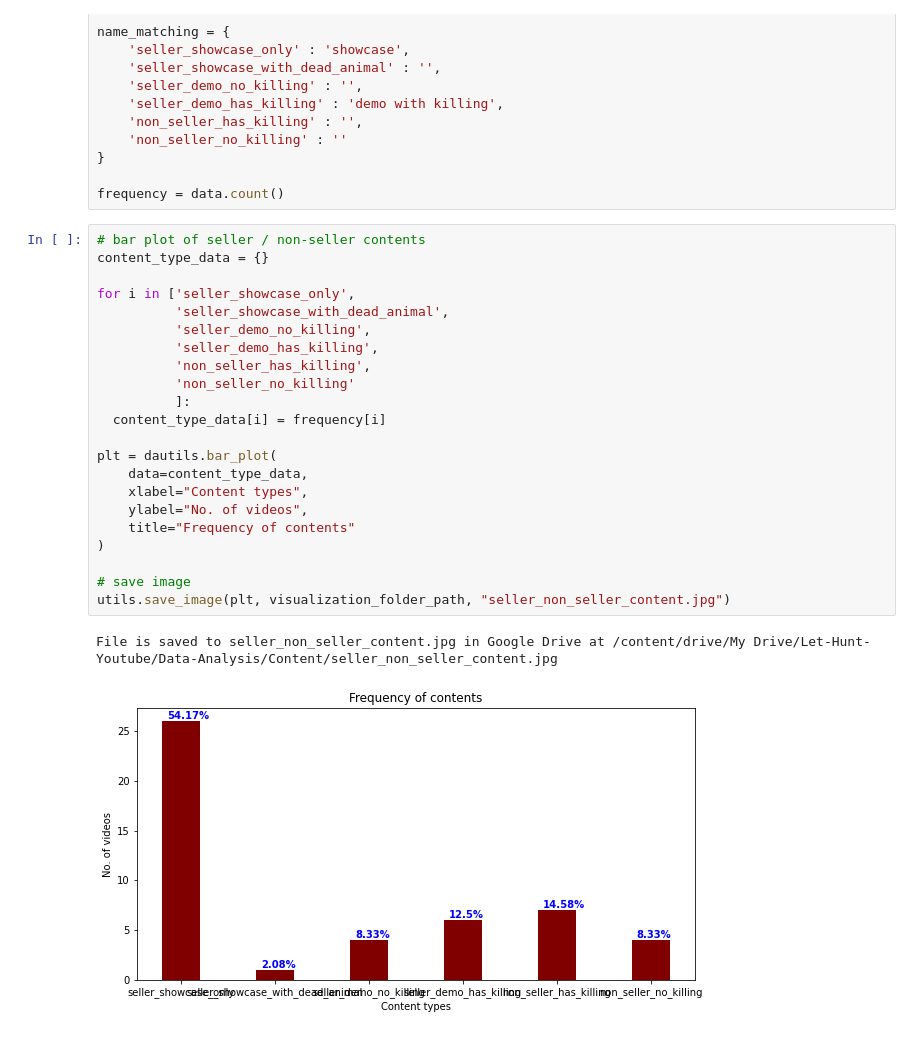
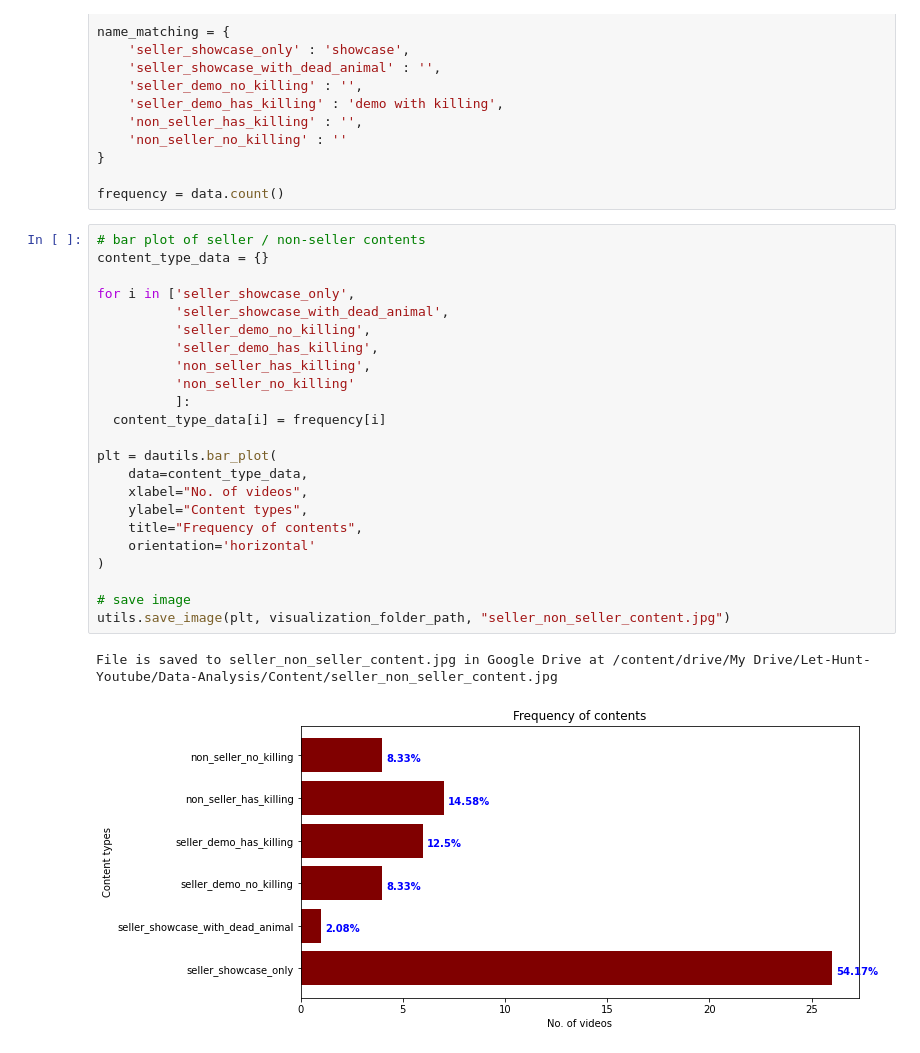
Before and after one commit to hoangantk6/Youtube_Hunting, a Jupyter notebook: 04-Data-Analysis/01_video-content-analysis.ipynb, the cells around one changed output. Cells and saved outputs as stored; diff of their text form.

Commit message:
change figsize of some graphs for saving

```diff
--- a/04-Data-Analysis/01_video-content-analysis.ipynb
+++ b/04-Data-Analysis/01_video-content-analysis.ipynb
@@ -110,28 +111,29 @@ frequency = data.count()
 # %%
 # bar plot of seller / non-seller contents
 content_type_data = {}
 
 for i in ['seller_showcase_only',
           'seller_showcase_with_dead_animal',
           'seller_demo_no_killing',
           'seller_demo_has_killing',
           'non_seller_has_killing',
           'non_seller_no_killing'
           ]:
   content_type_data[i] = frequency[i]
 
 plt = dautils.bar_plot(
     data=content_type_data,
-    xlabel="Content types",
-    ylabel="No. of videos",
-    title="Frequency of contents"
+    xlabel="No. of videos",
+    ylabel="Content types",
+    title="Frequency of contents",
+    orientation='horizontal'
 )
 
 # save image
 utils.save_image(plt, visualization_folder_path, "seller_non_seller_content.jpg")
 # %% [output]
 File is saved to seller_non_seller_content.jpg in Google Drive at /content/drive/My Drive/Let-Hunt-Youtube/Data-Analysis/Content/seller_non_seller_content.jpg
-[figure, old version]
+[figure, new version]
 # %%
 # seller/non-seller
 seller_non_seller_data = {}
```
Also changed, not shown: parts of 5 cells of this notebook.
